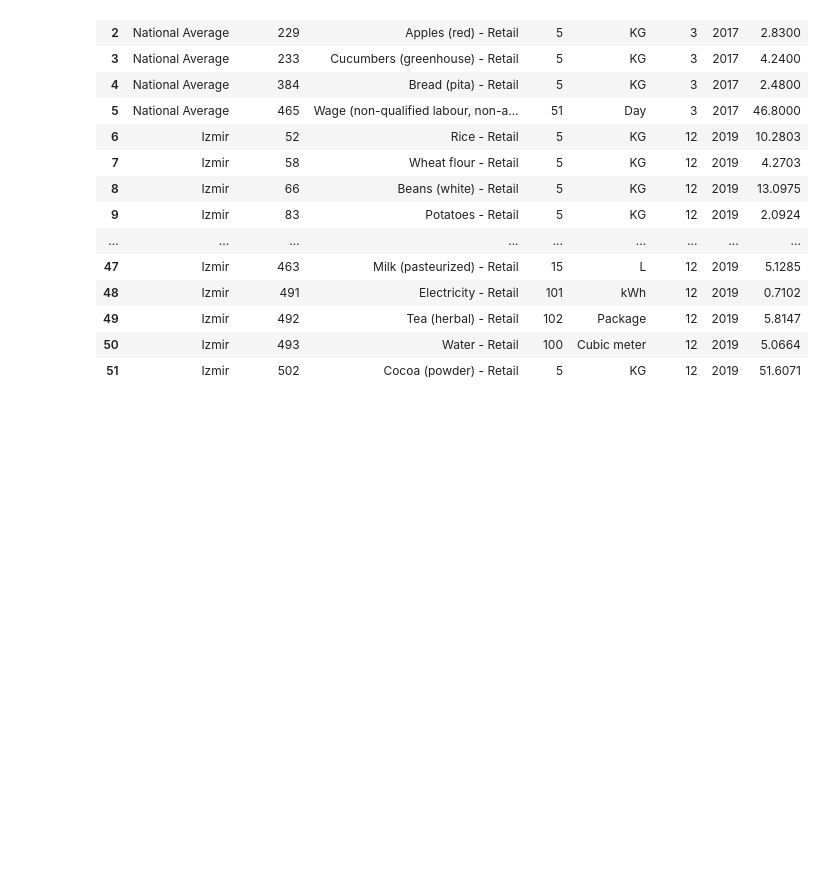
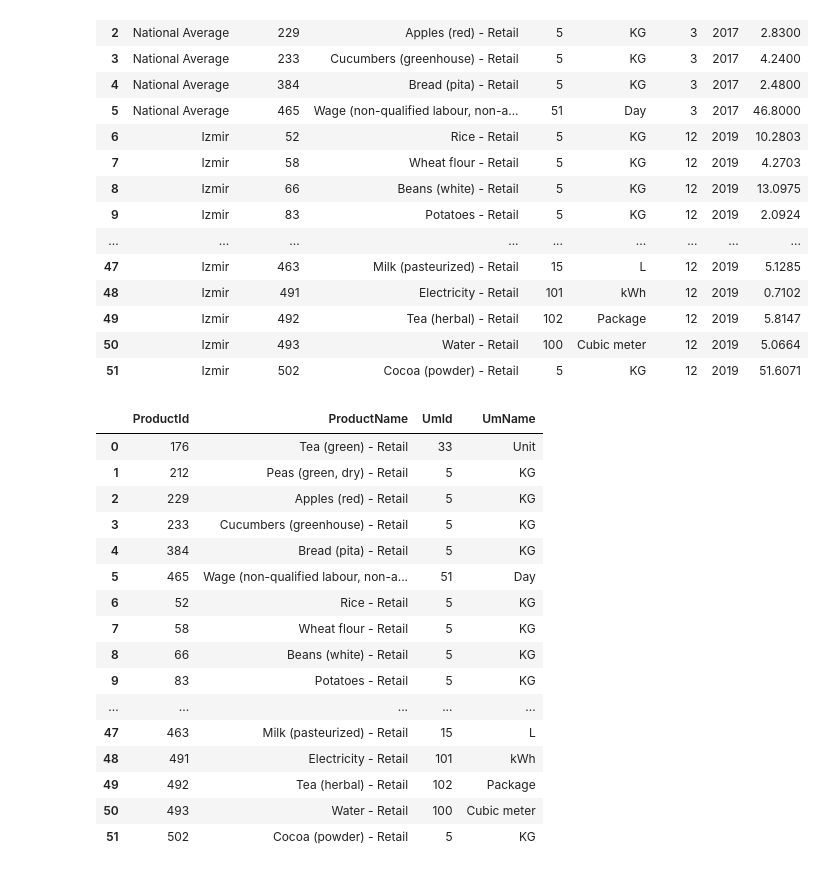
Before and after one commit to hunght92/Codegym, a Jupyter notebook: Học lại.ipynb, the cells around one changed output. Saved outputs shown, nothing was run; the diff lists cells and outputs as text; code cells hidden in the pictures; blank space fills up the shorter version.

```diff
--- a/Học lại.ipynb
+++ b/Học lại.ipynb
@@ -671,3 +671,25 @@ df
 | 49 | Izmir | 492 | Tea (herbal) - Retail | 102 | Package | 12 | 2019 | 5.8147 |
 | 50 | Izmir | 493 | Water - Retail | 100 | Cubic meter | 12 | 2019 | 5.0664 |
 | 51 | Izmir | 502 | Cocoa (powder) - Retail | 5 | KG | 12 | 2019 | 51.6071 |
+# %%
+# Tách file chứa thông tin sản phẩm
+df_pro = df.loc[:,['ProductId','ProductName','UmId','UmName']]
+df_pro
+# %% [output]
+|  | ProductId | ProductName | UmId | UmName |
+| 0 | 176 | Tea (green) - Retail | 33 | Unit |
+| 1 | 212 | Peas (green, dry) - Retail | 5 | KG |
+| 2 | 229 | Apples (red) - Retail | 5 | KG |
+| 3 | 233 | Cucumbers (greenhouse) - Retail | 5 | KG |
+| 4 | 384 | Bread (pita) - Retail | 5 | KG |
+| 5 | 465 | Wage (non-qualified labour, non-a... | 51 | Day |
+| 6 | 52 | Rice - Retail | 5 | KG |
+| 7 | 58 | Wheat flour - Retail | 5 | KG |
+| 8 | 66 | Beans (white) - Retail | 5 | KG |
+| 9 | 83 | Potatoes - Retail | 5 | KG |
+| ... | ... | ... | ... | ... |
+| 47 | 463 | Milk (pasteurized) - Retail | 15 | L |
+| 48 | 491 | Electricity - Retail | 101 | kWh |
+| 49 | 492 | Tea (herbal) - Retail | 102 | Package |
+| 50 | 493 | Water - Retail | 100 | Cubic meter |
+| 51 | 502 | Cocoa (powder) - Retail | 5 | KG |
```
Also changed, not shown: parts of 6 cells of this notebook.
